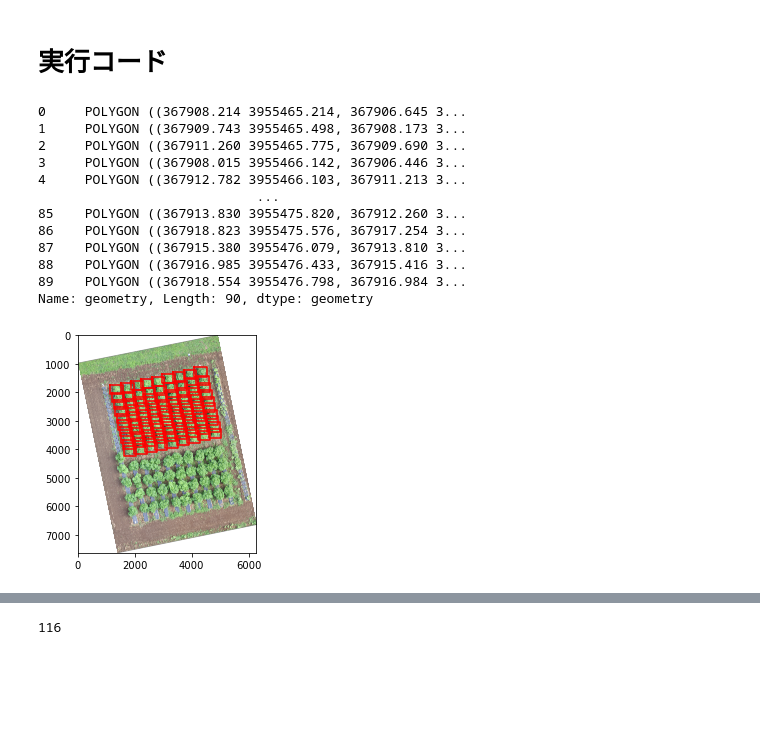
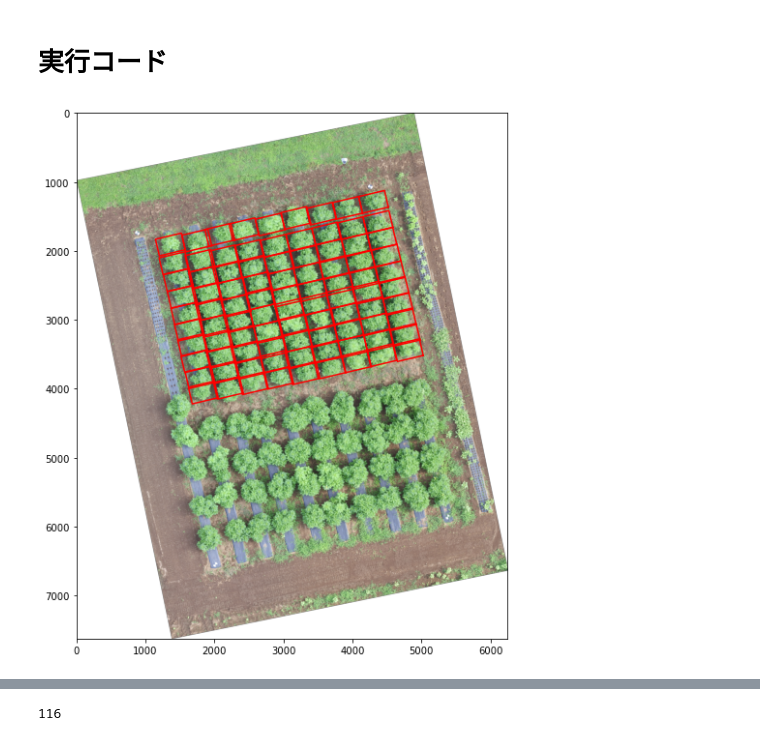
Before and after one commit to phytometrics/plant_phenotyping_python, a Jupyter notebook: notebooks/_WEIPS.ipynb, the cells around one changed output, grey strips where cells are left out. Saved outputs shown, nothing was run; the diff lists cells and outputs as text; code cells hidden in the pictures; blank space fills up the shorter version.

```diff
--- a/notebooks/_WEIPS.ipynb
+++ b/notebooks/_WEIPS.ipynb
@@ -31,42 +32,23 @@ with rasterio.open('assets/WEIPS/potato_tanashi_8FUKANO_20170710_Ins1RGB_15m/ima
     transform = from_bounds(*tif_image.bounds, tif_image.width, tif_image.height)
 with rasterio.open('assets/WEIPS/potato_tanashi_8FUKANO_20170710_Ins1RGB_15m/image/potato_tanashi_8FUKANO_20170710_Ins1RGB_15m_transparent_mosaic_group1.tif') as tif_image:
     rgba = tif_image.read().transpose(1,2,0)
-# %%
-shapefile.geometry.bounds
-# %% [output]
-0     POLYGON ((367908.214 3955465.214, 367906.645 3...
-1     POLYGON ((367909.743 3955465.498, 367908.173 3...
-2     POLYGON ((367911.260 3955465.775, 367909.690 3...
-3     POLYGON ((367908.015 3955466.142, 367906.446 3...
-4     POLYGON ((367912.782 3955466.103, 367911.213 3...
-                            ...
-85    POLYGON ((367913.830 3955475.820, 367912.260 3...
-86    POLYGON ((367918.823 3955475.576, 367917.254 3...
-87    POLYGON ((367915.380 3955476.079, 367913.810 3...
-88    POLYGON ((367916.985 3955476.433, 367915.416 3...
-89    POLYGON ((367918.554 3955476.798, 367916.984 3...
-Name: geometry, Length: 90, dtype: geometry
-# %%
-def convert_to_pixel_coords(bounding_box, transform):
-    y1, x1 = rasterio.transform.rowcol(transform, bounding_box[0], bounding_box[1])
-    y2, x2 = rasterio.transform.rowcol(transform, bounding_box[2], bounding_box[3])
-    if y1 > y2:
-        y1, y2 = y2, y1
-    if x1 > x2:
-        x1, x2 = x2, x1
-    return x1, y1, x2, y2
-
-# Pre-convert all bounding boxes to pixel coordinates
-# 厳密に回転したポリゴンを取得したい場合はshapefile.geometryから計算する。boundsは外接矩形であることに注意。
-# 今回は外接矩形でも（さほど）解析に影響がないので、bounds使用する。
-# ただし、論文の実装とは異なる結果となることに注意。
-bboxes = shapefile.geometry.bounds.apply(lambda x: convert_to_pixel_coords(x, transform), axis=1)
-
-plt.imshow(rgba)
-for idx, bbox in enumerate(bboxes):
-    x1, y1, x2, y2 = bbox
-    plt.plot([x1, x2, x2, x1, x1],
-                [y1, y1, y2, y2, y1],
-                color='red')
-# %% [output]
-[figure, removed]
+# %%
+# before rotation
+converted_coords = []
+for geom in shapefile.geometry:
+    converted_coord = []
+    coords = list(geom.exterior.coords)
+    for coord in coords:
+        y, x = rasterio.transform.rowcol(transform, coord[0], coord[1])
+        converted_coord.append([x,y])
+    converted_coords.append(converted_coord)
+
+plt.figure(figsize=(10,10))
+plt.imshow(rgba)
+for idx, coords in enumerate(converted_coords):
+    p1, p2, p3, p4, p5 = coords
+    plt.plot([p1[0], p2[0], p3[0], p4[0], p5[0]],
+                [p1[1], p2[1], p3[1], p4[1], p5[1]],
+                color='red')
+# %% [output]
+[figure, added]
```
Also changed, not shown: parts of 4 cells of this notebook.
